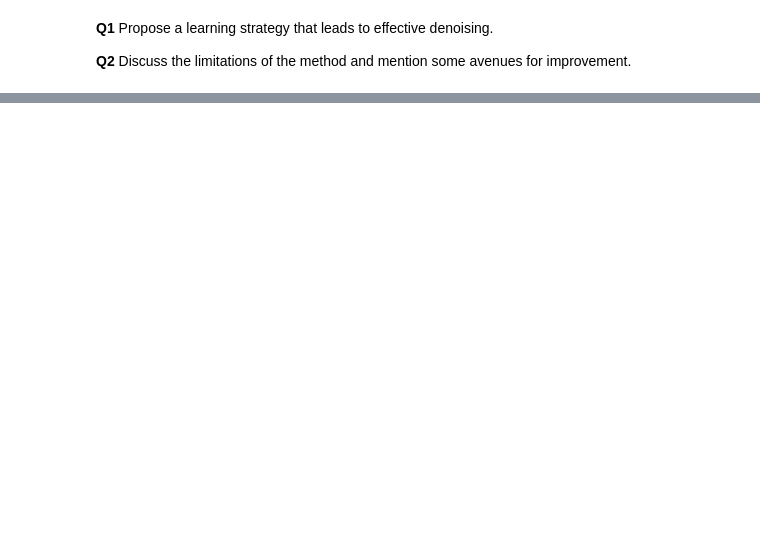
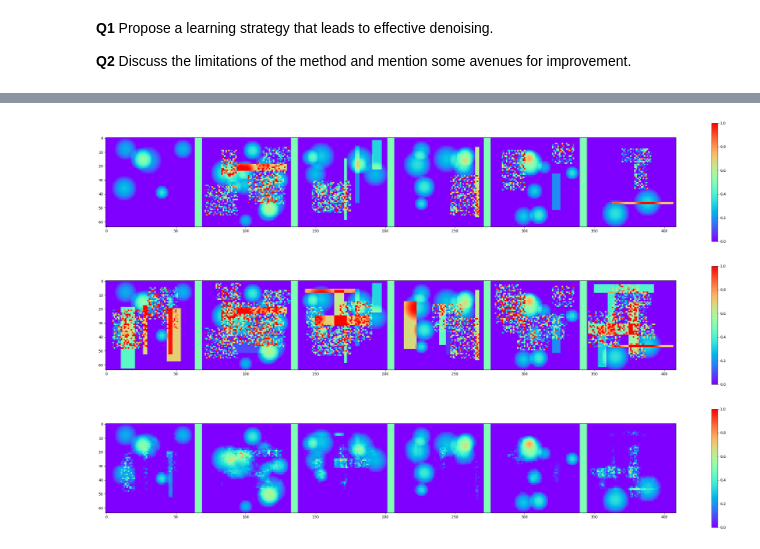
Before and after one commit to jramassa/ml-student, a Jupyter notebook: TP3/TP3_part2.ipynb, the cells around one changed output, grey strips where cells are left out. Drawn from its saved outputs; the diff is of its cells as text; code cells hidden in the pictures; blank space fills up the shorter version.

```diff
--- a/TP3/TP3_part2.ipynb
+++ b/TP3/TP3_part2.ipynb
@@ -192,0 +300,27 @@ voir_batch2D(noise, 6, fig2, k=0, min_scale=0,max_scale=1)
+# %%
+fcn.eval()
+target = gen1_NES(6)
+noise1 = gen2_NES(6)
+noise2 = gen2_NES(6)
+
+input = target + noise1 + noise2
+input = input.cuda()
+
+output = fcn(input)
+
+output = output.to('cpu').detach()
+
+input = input.to('cpu')
+
+fig2 = plt.figure(1, figsize=(36, 6))
+voir_batch2D(target, 6, fig3, k=0, min_scale=0,max_scale=1)
+
+fig3 = plt.figure(2, figsize=(36, 6))
+voir_batch2D(input, 6, fig3, k=0, min_scale=0,max_scale=1)
+
+fig4 = plt.figure(3, figsize=(36, 6))
+voir_batch2D(output, 6, fig3, k=0, min_scale=0,max_scale=1)
+# %% [output]
+[figure, added]
+[figure, added]
+[figure, added]
```
Also changed, not shown: parts of 11 cells of this notebook.
